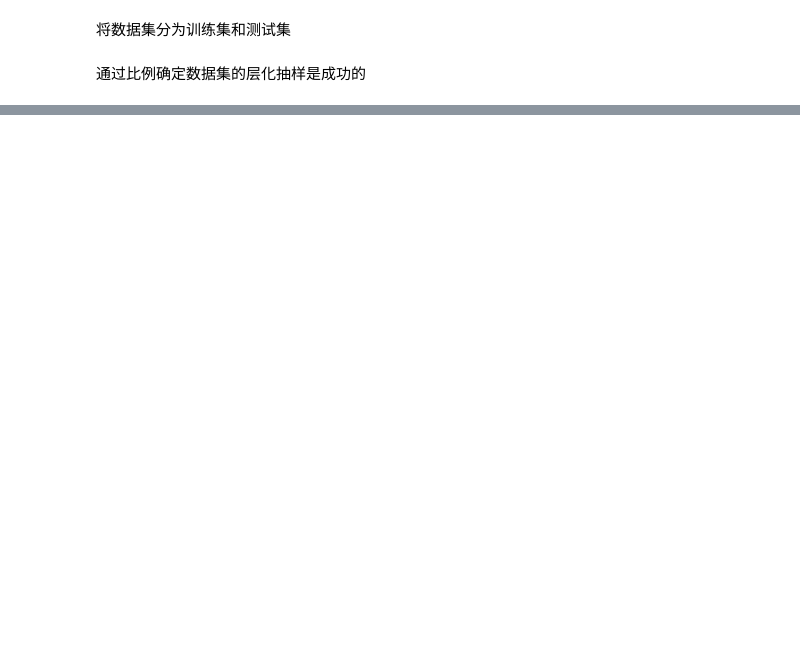
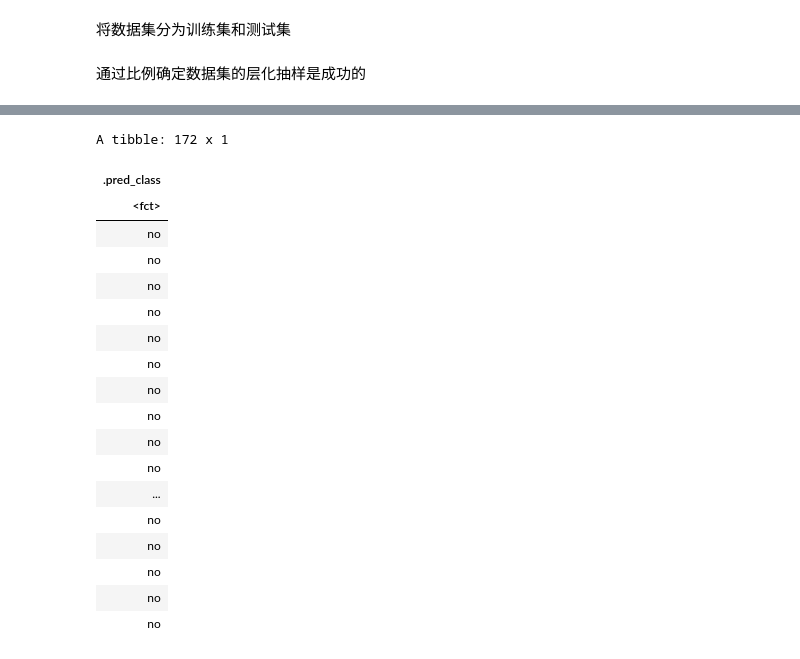
Before and after one commit to nab-iak/R_memo, a Jupyter notebook: jupyter_notebook/desicion_tree.ipynb, the cells around one changed output, grey strips where cells are left out. Saved outputs shown, nothing was run; the diff lists cells and outputs as text; code cells hidden in the pictures; blank space fills up the shorter version.

```diff
--- a/jupyter_notebook/desicion_tree.ipynb
+++ b/jupyter_notebook/desicion_tree.ipynb
@@ -127,0 +192,11 @@ A tibble: 2 x 3
+# %%
+YPS_spec_tuned_para <- tune_grid(
+    YPS_spec,
+    Only.child~.,
+    resample=YPS_fold,
+    grid=YPS_grid,
+    metrics=metric_set(accuracy)
+)
+# %%
+YPS_spec_tuned_para_best <- select_best(YPS_spec_tuned_para)
+YPS_spec_tuned_para_best
@@ -127,0 +208,12 @@ A tibble: 2 x 3
+# %%
+YPS_spec_tuned <- finalize_model(
+    YPS_spec,
+    YPS_spec_tuned_para_best
+)
+# %%
+YPS_training_fitted <- fit(
+    YPS_spec_tuned,
+    formula=Only.child~.,
+    data=YPS_training
+)
+YPS_training_fitted
@@ -127,0 +231,26 @@ A tibble: 2 x 3
+# %%
+YPS_prediction <- predict(
+    YPS_training_fitted,
+    new_data=YPS_testing
+)
+YPS_prediction
+# %% [output]
+A tibble: 172 x 1
+| .pred_class |
+| <fct> |
+| no |
+| no |
+| no |
+| no |
+| no |
+| no |
+| no |
+| no |
+| no |
+| no |
+| ... |
+| no |
+| no |
+| no |
+| no |
+| no |
```
Also changed, not shown: parts of 22 cells of this notebook, 1 other file.
